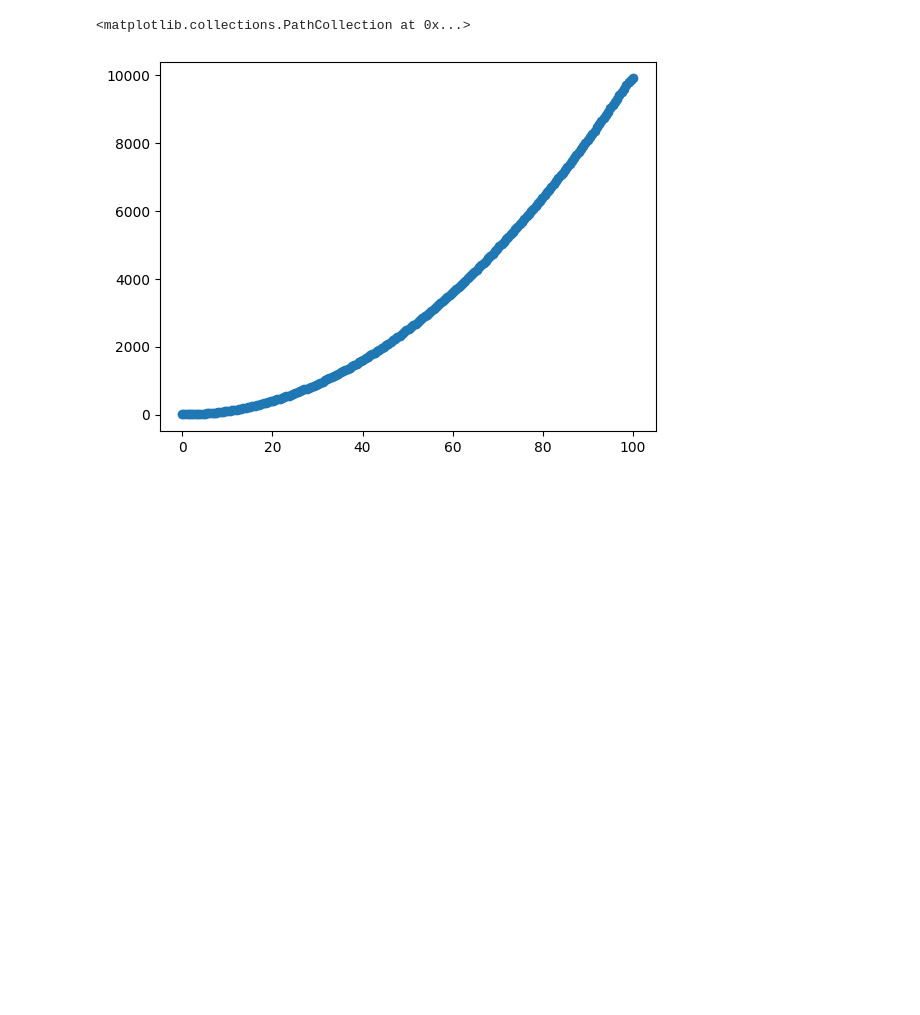
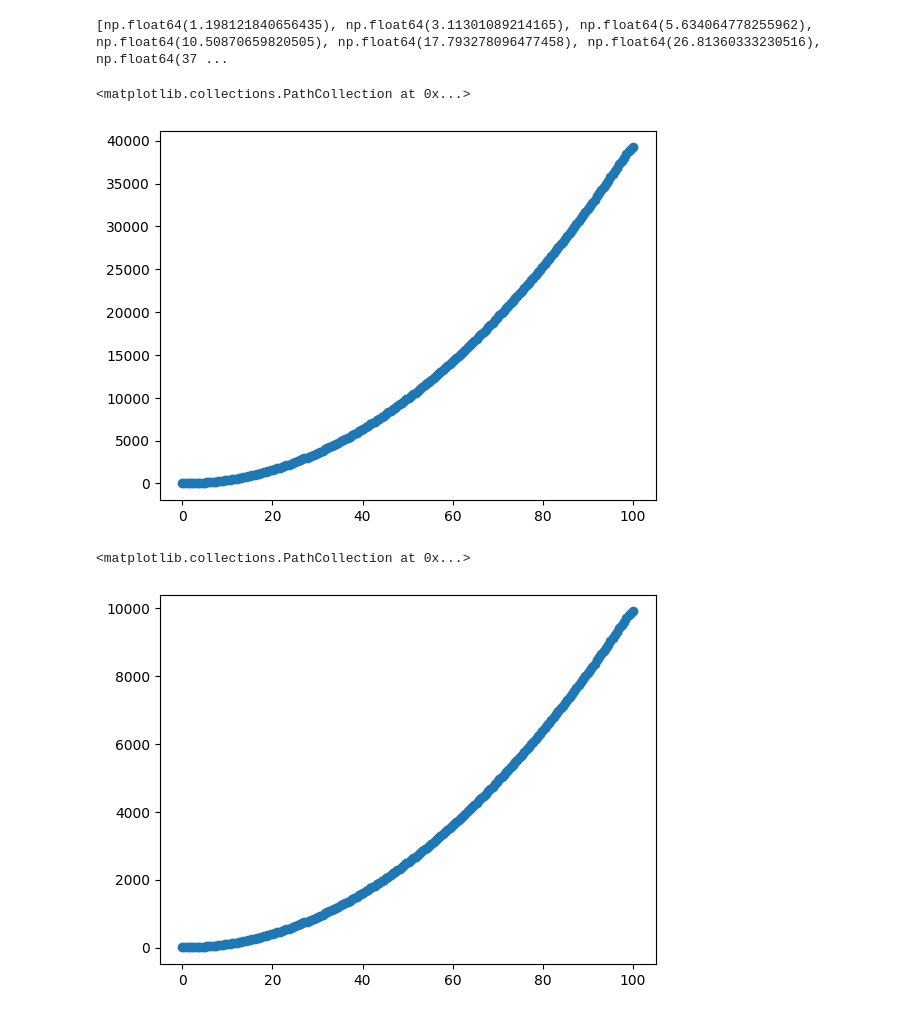
Before and after one commit to 404visco/URDC, a Jupyter notebook: INTERN/Tugas Akhir 2/nomer1.ipynb, the cells around one changed output. Saved outputs shown, nothing was run; the diff lists cells and outputs as text; code cells hidden in the pictures; blank space fills up the shorter version.

```diff
--- a/INTERN/Tugas Akhir 2/nomer1.ipynb
+++ b/INTERN/Tugas Akhir 2/nomer1.ipynb
@@ -31,20 +30,46 @@ import random
+# %%
+#buat x dan noise
+x = np.linspace(0,100,200) #200 titik, nilai merata 0-100
+noise = np.random.randn(len(x))
 # %%
-x = np.linspace(0,100,201)
-noise = np.rand
 def f(x):
     return x**2
 def f_noise(x):
-    np.random.seed(42)
-    return f(x)+ np.random.randn(1)
+    return [f(i)+noise[i] for i in range(len(x))]
+
+y_noisy = f_noise(x)
 def moving_average_filter(width):
     panjang = len(x)
     list_y_new = []
     for i in range(panjang):
         if width%2 == 1: #--> Ganjil
             k = (width-1)//2
-            start = i-k
-            end = i+k+1
-            xi = np.arrange(start,end)
-            y_new = np.mean(f(xi)) #--> Hitung rata rata f(x) dalam rentang width
-            list_y_new.append(y_new)
+            start = max(i-k,0)
+            end = min(i+k+1, panjang)
+        else: #--> Genap
+            k= width//2
+            start= max(i-k-1,0) #condong depan
+            end= min(i+k,panjang)
+        xi = np.arange(start,end)
+        list_y_new.append(np.mean(y_noisy[start:end]))
+    return list_y_new
+print(moving_average_filter(5))
+    #         if i+1<3: #Untuk posisi dekat awal
+    #             y_new = np.mean(f_noise(np.arange(0,end))) #--> Hitung rata rata f(X) dengan x dalam rentang window yang tersedia sampai end
+    #             list_y_new.append(y_new)
+    #         elif i+1>198: #Untuk posisi dekat akhir
+    #             y_new = np.mean(f_noise(np.arange(start, panjang)))
+    #             list_y_new.append(y_new)
+    #         else: #untuk 195>=posisi>=5
+    #             y_new = np.mean(f_noise(xi)) #--> Hitung rata rata f(x) dalam rentang width
+    #             list_y_new.append(y_new)
+    # return list_y_new
+# %% [output]
+[np.float64(1.198121840656435), np.float64(3.11301089214165), np.float64(5.634064778255962), np.float64(10.50870659820505), np.float64(17.793278096477458), np.float64(26.81360333230516), np.float64(37 ...
+# %%
+# plt.figure(figsize=(19, 8))
+plt.scatter(x,moving_average_filter(5))
+# %% [output]
+<matplotlib.collections.PathCollection at 0x...>
+[figure, added]
 # %%
```
Also changed, not shown: parts of 4 cells of this notebook, 1 other file.
